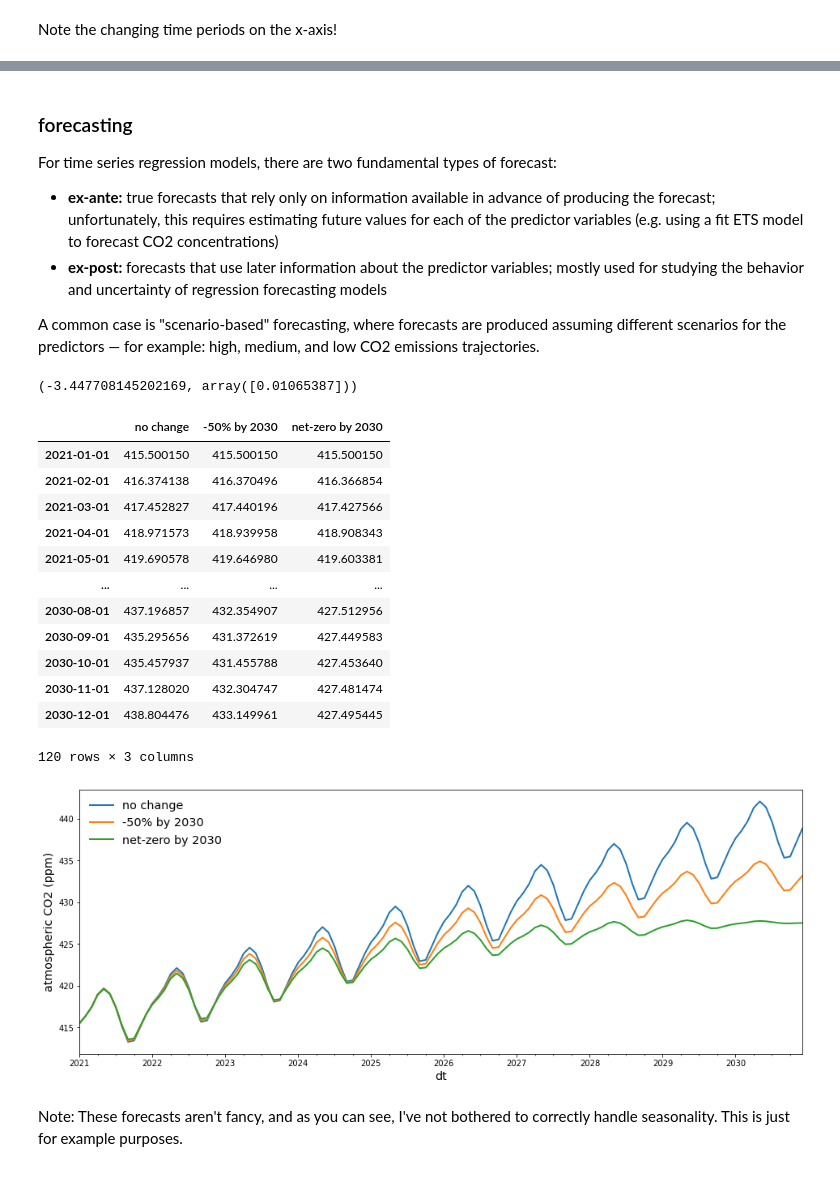
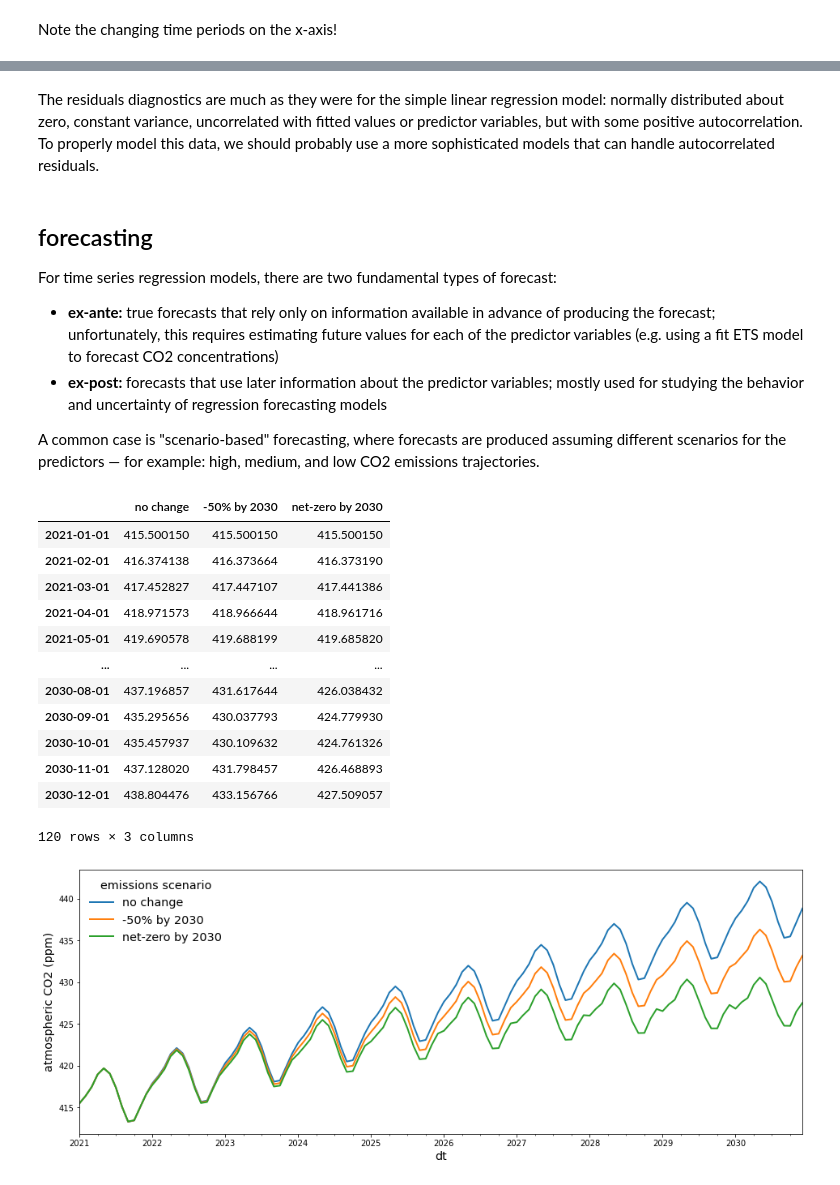
Before and after one commit to bdewilde/data-dives, a Jupyter notebook: notebooks/time-series-forecasting-regression.ipynb, the cells around one changed output, grey strips where cells are left out. Cells and saved outputs as stored; diff of their text form; code cells hidden in the pictures.

Commit message:
Finish tsf regression notebook

```diff
--- a/notebooks/time-series-forecasting-regression.ipynb
+++ b/notebooks/time-series-forecasting-regression.ipynb
@@ -262,0 +251,9 @@ beta1 = 0.010577332694586201
+# %%
+X_train = data_train["CO2"]
+y_train = data_train["LOTI"]
+
+model = sm.OLS(y_train, sm.add_constant(X_train), hasconst=True).fit()
+print(model.params)
+yhat = model.fittedvalues
+residuals = model.resid
+model.summary()
@@ -343,12 +365,9 @@ As mentioned in the "time series forecasting basics" notebook, there are fancier
 # %%
-X = data[["CO2"]].astype(float)
-y = data["LOTI"]
-
 n_splits = 5
-tscv = sklearn.model_selection.TimeSeriesSplit(n_splits=n_splits, gap=0, test_size=nobs_test)
+data_splits = sklearn.model_selection.TimeSeriesSplit(n_splits=n_splits, gap=0, test_size=nobs_test).split(data)
 
 fig, axes = plt.subplots(figsize=(12, 2.5 * n_splits), nrows=n_splits)
-for ax, (train_idxs, test_idxs) in zip(axes, tscv.split(X, y=y)):
+for ax, (train_idxs, test_idxs) in zip(axes, data_splits):
     data_train = data.iloc[train_idxs, :]
     data_test = data.iloc[test_idxs, :]
     _ = ax.plot(data_train.index, data_train["LOTI"], label="train")
@@ -377,0 +405,15 @@ cv_scores
+# %%
+cv_scores = collections.defaultdict(list)
+n_splits = 5
+data_splits = sklearn.model_selection.TimeSeriesSplit(n_splits=n_splits, gap=0, test_size=nobs_test).split(data)
+for train_idxs, test_idxs in data_splits:
+    data_train = data.iloc[train_idxs, :]
+    data_test = data.iloc[test_idxs, :]
+
+    model = sm.OLS(data_train["LOTI"], sm.add_constant(data_train["CO2"]), hasconst=True).fit()
+    yhat_test = model.predict(sm.add_constant(data_test["CO2"]))
+    cv_scores["train_mse"].append(model.mse_resid)
+    cv_scores["train_r2"].append(model.rsquared)
+    cv_scores["test_mse"].append(sklearn.metrics.mean_squared_error(data_test["LOTI"], yhat_test, squared=True))
+    cv_scores["test_r2"].append(sklearn.metrics.r2_score(data_test["LOTI"], yhat_test))
+dict(cv_scores)
@@ -378,5 +601,7 @@ cv_scores
+# %% [markdown]
+The residuals diagnostics are much as they were for the simple linear regression model: normally distributed about zero, constant variance, uncorrelated with fitted values or predictor variables, but with some positive autocorrelation. To properly model this data, we should probably use a more sophisticated models that can handle autocorrelated residuals.
 # %% [markdown]
-### forecasting
+## forecasting
 
 For time series regression models, there are two fundamental types of forecast:
 
@@ -384,11 +609,6 @@ For time series regression models, there are two fundamental types of forecast:
 - **ex-post:** forecasts that use later information about the predictor variables; mostly used for studying the behavior and uncertainty of regression forecasting models
 
 A common case is "scenario-based" forecasting, where forecasts are produced assuming different scenarios for the predictors — for example: high, medium, and low CO2 emissions trajectories.
-# %%
-model = sklearn.linear_model.LinearRegression(fit_intercept=True).fit(data[["CO2"]].astype(float), y=data["LOTI"])
-model.intercept_, model.coef_
-# %% [output]
-(-3.447708145202169, array([0.01065387]))
 # %%
 steps = 12 * 10
 last_known_co2 = data["CO2"].iat[-1]
@@ -399,7 +619,7 @@ def get_mult_factors(start, end, steps):
 
 ets_result = (
     sm.tsa.ETSModel(
-        data["CO2"].astype(float),
+        data["CO2"],
         trend="mul",
         seasonal="mul",
         error="add",
@@ -409,13 +629,14 @@ ets_result = (
     .fit()
 )
 co2_fcast_no_change = ets_result.forecast(steps=steps)
+co2_fcast_flat = tsf.naive.naive_seasonal_forecast(data["CO2"], 12, steps=steps)
 co2_fcast_50pct_2030 = (
-    co2_fcast_no_change.iat[0] +
-    (co2_fcast_no_change.diff(periods=1).fillna(0.0) * get_mult_factors(1.0, 0.5, steps)).cumsum()
+    co2_fcast_no_change -
+    ((co2_fcast_no_change - co2_fcast_flat).diff(1).fillna(0.0) * get_mult_factors(0.0, 0.5, steps)).cumsum()
 )
 co2_fcast_100pct_2030 = (
-    co2_fcast_no_change.iat[0] +
-    (co2_fcast_no_change.diff(periods=1).fillna(0.0) * get_mult_factors(1.0, 0.0, steps)).cumsum()
+    co2_fcast_no_change -
+    ((co2_fcast_no_change - co2_fcast_flat).diff(1).fillna(0.0) * get_mult_factors(0.0, 1.0, steps)).cumsum()
 )
 
 co2_fcast_scenarios = pd.DataFrame(
@@ -430,20 +651,19 @@ co2_fcast_scenarios
 # %% [output]
 |  | no change | -50% by 2030 | net-zero by 2030 |
 | 2021-01-01 | 415.500150 | 415.500150 | 415.500150 |
-| 2021-02-01 | 416.374138 | 416.370496 | 416.366854 |
-| 2021-03-01 | 417.452827 | 417.440196 | 417.427566 |
-| 2021-04-01 | 418.971573 | 418.939958 | 418.908343 |
-| 2021-05-01 | 419.690578 | 419.646980 | 419.603381 |
+| 2021-02-01 | 416.374138 | 416.373664 | 416.373190 |
+| 2021-03-01 | 417.452827 | 417.447107 | 417.441386 |
+| 2021-04-01 | 418.971573 | 418.966644 | 418.961716 |
+| 2021-05-01 | 419.690578 | 419.688199 | 419.685820 |
 | ... | ... | ... | ... |
-| 2030-08-01 | 437.196857 | 432.354907 | 427.512956 |
-| 2030-09-01 | 435.295656 | 431.372619 | 427.449583 |
-| 2030-10-01 | 435.457937 | 431.455788 | 427.453640 |
-| 2030-11-01 | 437.128020 | 432.304747 | 427.481474 |
-| 2030-12-01 | 438.804476 | 433.149961 | 427.495445 |
+| 2030-08-01 | 437.196857 | 431.617644 | 426.038432 |
+| 2030-09-01 | 435.295656 | 430.037793 | 424.779930 |
+| 2030-10-01 | 435.457937 | 430.109632 | 424.761326 |
+| 2030-11-01 | 437.128020 | 431.798457 | 426.468893 |
+| 2030-12-01 | 438.804476 | 433.156766 | 427.509057 |
 120 rows × 3 columns
 # %%
-_ = co2_fcast_scenarios.plot(xlabel="dt", ylabel="atmospheric CO2 (ppm)")
+ax = co2_fcast_scenarios.plot(xlabel="dt", ylabel="atmospheric CO2 (ppm)")
+ax.get_legend().set_title("emissions scenario", prop={"size": "x-large"})
 # %% [output]
-[figure, old version]
+[figure, new version]
-# %% [markdown]
-Note: These forecasts aren't fancy, and as you can see, I've not bothered to correctly handle seasonality. This is just for example purposes.
```
Also changed, not shown: parts of 64 cells of this notebook.
